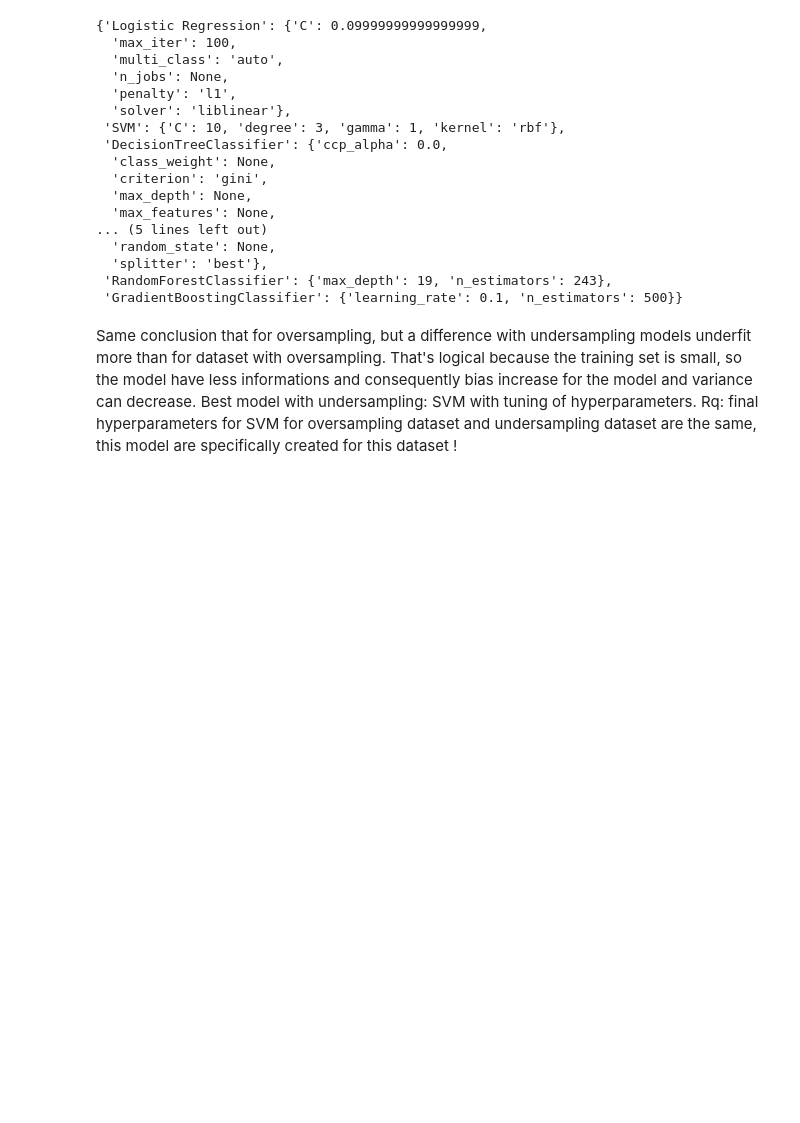
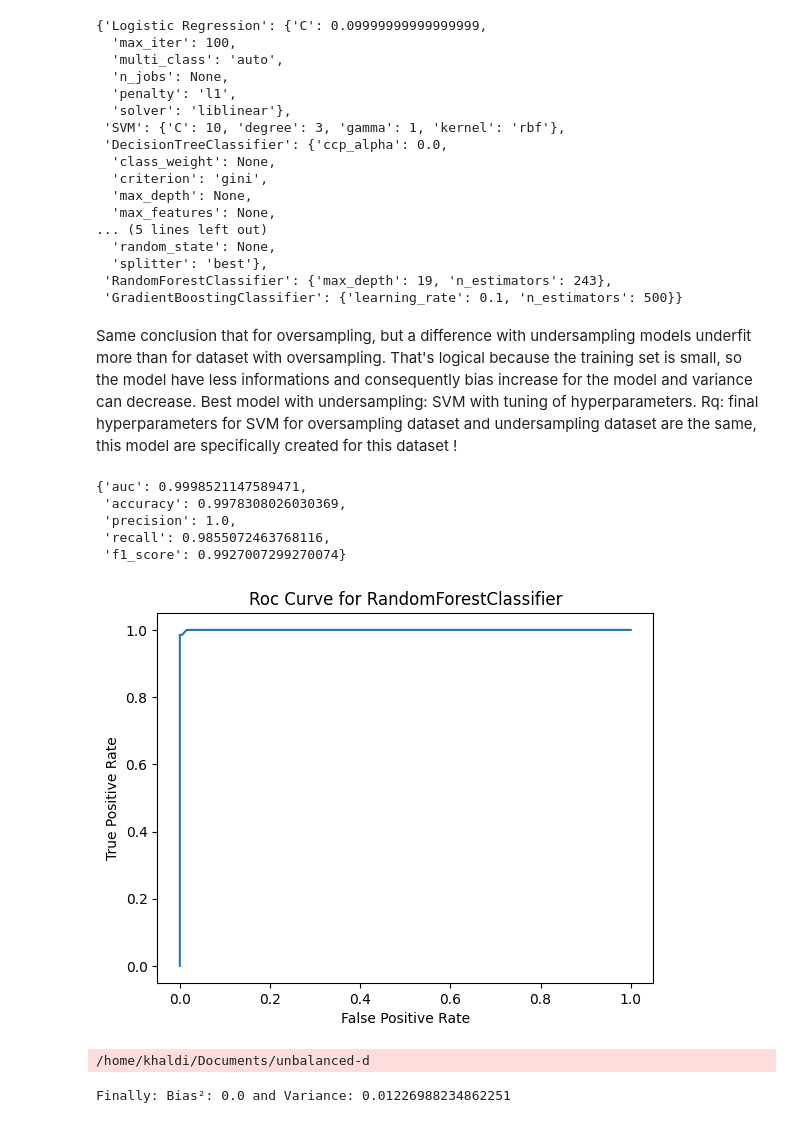
Before and after one commit to goamegah/Supervised-Learning-Unbalanced-Data, a Jupyter notebook: src/scripts/python-notebooks/employee_attrition_scripts.ipynb, the cells around one changed output. Cells and saved outputs as stored; diff of their text form; code cells hidden in the pictures; blank space fills up the shorter version.

```diff
--- a/src/scripts/python-notebooks/employee_attrition_scripts.ipynb
+++ b/src/scripts/python-notebooks/employee_attrition_scripts.ipynb
@@ -824,0 +860,26 @@ Rq: final hyperparameters for SVM for oversampling dataset and undersampling dat
+# %%
+from src.core.ComputeModel import ComputeModel
+best_models={
+    "RandomForestClassifier":
+        ComputeModel(df_new_[relevant_features],df_new_[outcome], \
+                     process=process,model_name="RandomForestClassifier", \
+                     positive_mod=positive_mod,grid_search=False,params_grid=hyperparams_opti["RandomForestClassifier"],stratify=False)
+}
+# %%
+fig,ax=plt.subplots()
+best_models["RandomForestClassifier"].metrics(plot_roc=True,ax=ax)
+# %% [output]
+{'auc': 0.9998521147589471,
+ 'accuracy': 0.9978308026030369,
+ 'precision': 1.0,
+ 'recall': 0.9855072463768116,
+ 'f1_score': 0.9927007299270074}
+[figure, added]
+# %%
+bias_two,variance=best_models["RandomForestClassifier"].bias_variance_estimate(bootstrap_rounds=1001)
+# %% [output]
+/home/khaldi/Documents/unbalanced-d
+# %%
+print(f"Finally: Bias²: {bias_two} and Variance: {variance}")
+# %% [output]
+Finally: Bias²: 0.0 and Variance: 0.01226988234862251
```
Also changed, not shown: parts of 2 cells of this notebook, 5 other files.
